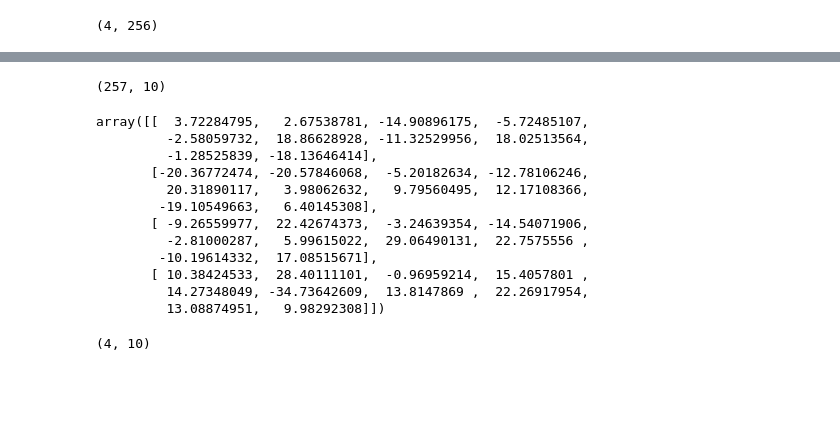
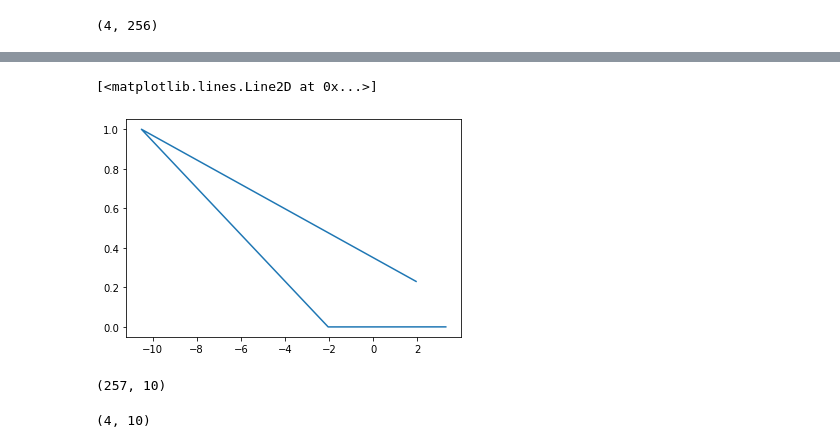
Before and after one commit to camillebesnainou/2022-01-10-polychrony, a Jupyter notebook: 2021-12-12-logistic-regression.ipynb, the cells around one changed output, grey strips where cells are left out. Saved outputs shown, nothing was run; the diff lists cells and outputs as text; code cells hidden in the pictures; blank space fills up the shorter version.

```diff
--- a/2021-12-12-logistic-regression.ipynb
+++ b/2021-12-12-logistic-regression.ipynb
@@ -52,22 +50,14 @@ factors.shape
+# %%
+x = logit
+y = p
+plt.plot(x[:,1],y[:,1])
+# %% [output]
+[<matplotlib.lines.Line2D at 0x...>]
+[figure, added]
 # %%
 W.shape
 # %% [output]
 (257, 10)
-# %%
-(factors@W[:-1, :])
-# %% [output]
-array([[  3.72284795,   2.67538781, -14.90896175,  -5.72485107,
-         -2.58059732,  18.86628928, -11.32529956,  18.02513564,
-         -1.28525839, -18.13646414],
-       [-20.36772474, -20.57846068,  -5.20182634, -12.78106246,
-         20.31890117,   3.98062632,   9.79560495,  12.17108366,
-        -19.10549663,   6.40145308],
-       [ -9.26559977,  22.42674373,  -3.24639354, -14.54071906,
-         -2.81000287,   5.99615022,  29.06490131,  22.7575556 ,
-        -10.19614332,  17.08515671],
-       [ 10.38424533,  28.40111101,  -0.96959214,  15.4057801 ,
-         14.27348049, -34.73642609,  13.8147869 ,  22.26917954,
-         13.08874951,   9.98292308]])
 # %%
 (factors@W[:-1, :]).shape
 # %% [output]
```
Also changed, not shown: parts of 8 cells of this notebook.
